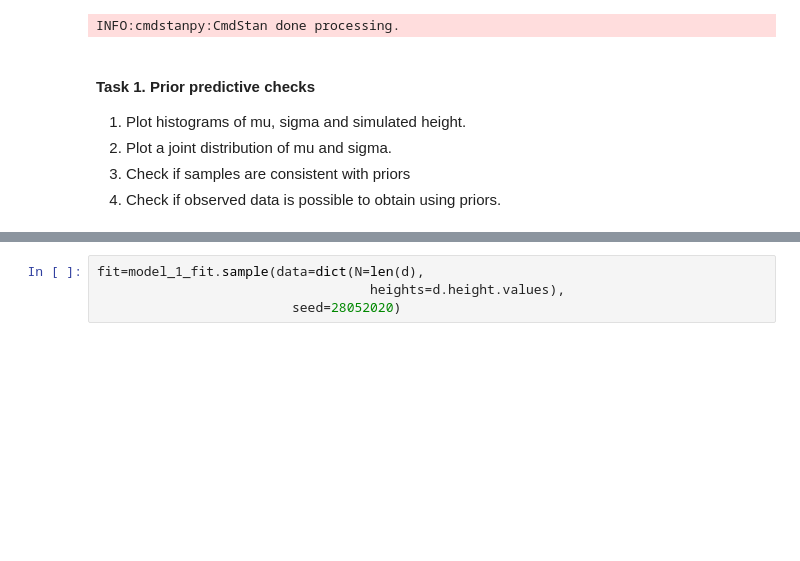
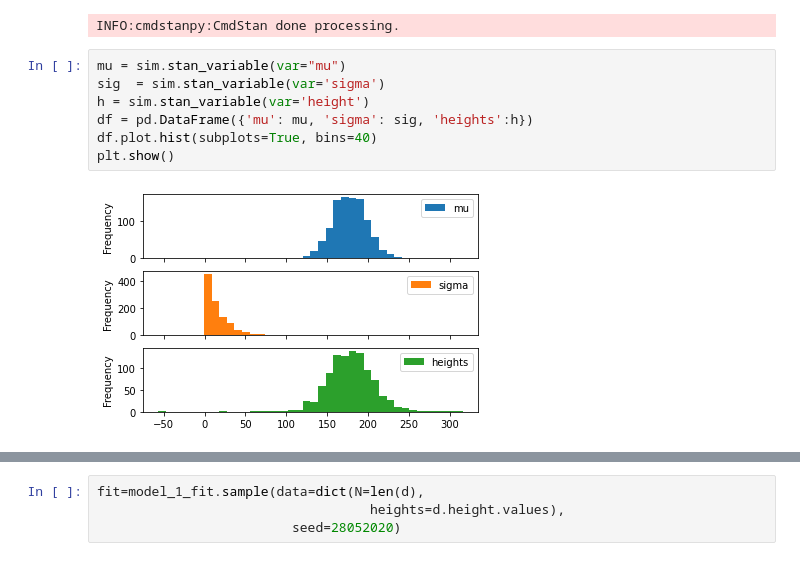
Before and after one commit to JSzut/DA, a Jupyter notebook: lab4/lab4.ipynb, the cells around one changed output, grey strips where cells are left out. Drawn from its saved outputs; the diff is of its cells as text; blank space fills up the shorter version.

```diff
--- a/lab4/lab4.ipynb
+++ b/lab4/lab4.ipynb
@@ -52,10 +59,12 @@ INFO:cmdstanpy:found newer exe file, not recompiling
 INFO:cmdstanpy:CmdStan start processing
 chain 1 |██████████| 00:00 Sampling completed
 INFO:cmdstanpy:CmdStan done processing.
-# %% [markdown]
-#### Task 1. Prior predictive checks
-
-1. Plot histograms of mu, sigma and simulated height.
-2. Plot a joint distribution of mu and sigma.
-3. Check if samples are consistent with priors
-4. Check if observed data is possible to obtain using priors.
+# %%
+mu = sim.stan_variable(var="mu")
+sig  = sim.stan_variable(var='sigma')
+h = sim.stan_variable(var='height')
+df = pd.DataFrame({'mu': mu, 'sigma': sig, 'heights':h})
+df.plot.hist(subplots=True, bins=40)
+plt.show()
+# %% [output]
+[figure, added]
```
Also changed, not shown: parts of 22 cells of this notebook, 13 other files.
